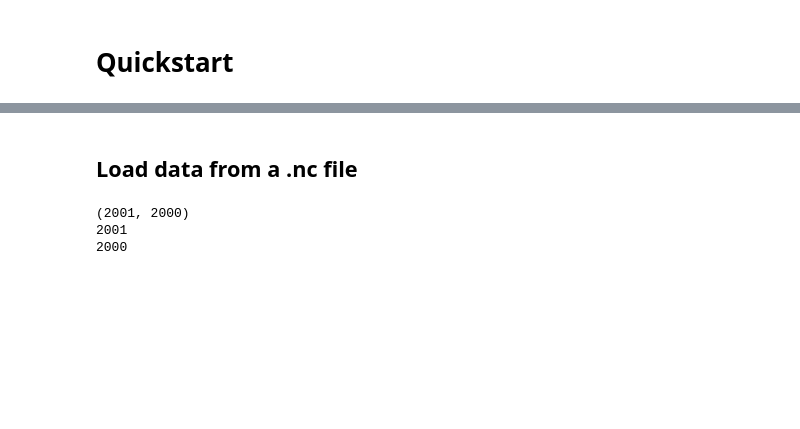
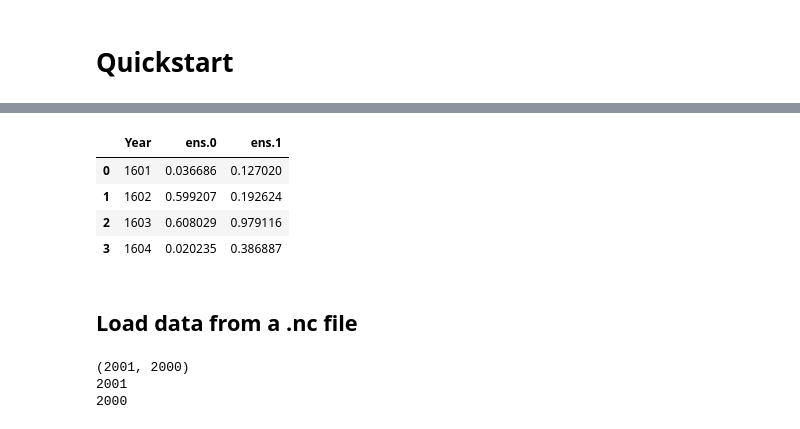
Before and after one commit to LinkedEarth/pens, a Jupyter notebook: docsrc/notebooks/quickstart.ipynb, the cells around one changed output, grey strips where cells are left out. Saved outputs shown, nothing was run; the diff lists cells and outputs as text; code cells hidden in the pictures; blank space fills up the shorter version.

```diff
--- a/docsrc/notebooks/quickstart.ipynb
+++ b/docsrc/notebooks/quickstart.ipynb
@@ -8,3 +40,16 @@ import pens
+# %%
+# create an EnsembleTS from a pandas.DataFrame with value columns specified
+ens_sub = pens.EnsembleTS().from_df(df, time_column='Year', value_columns=['ens.1', 'ens.2'])
+
+# convert back to a pandas.DataFrame
+df_out_sub = ens_sub.to_df(time_column='Year')
+df_out_sub
+# %% [output]
+|  | Year | ens.0 | ens.1 |
+| 0 | 1601 | 0.036686 | 0.127020 |
+| 1 | 1602 | 0.599207 | 0.192624 |
+| 2 | 1603 | 0.608029 | 0.979116 |
+| 3 | 1604 | 0.020235 | 0.386887 |
 # %% [markdown]
 ## Load data from a .nc file
 # %%
```
Also changed, not shown: parts of 3 cells of this notebook, 1 other file.
